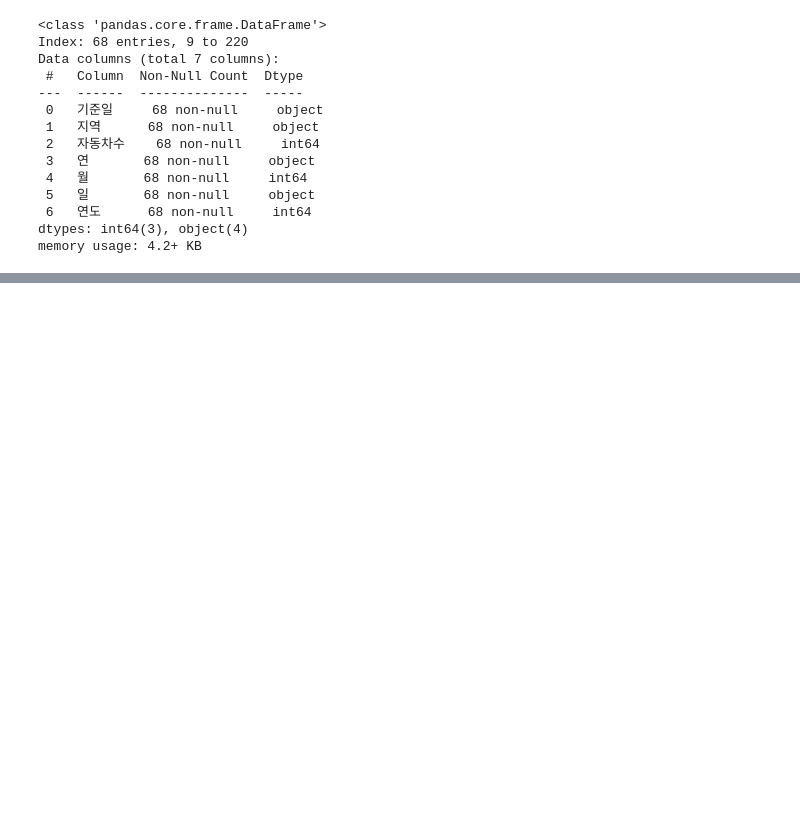
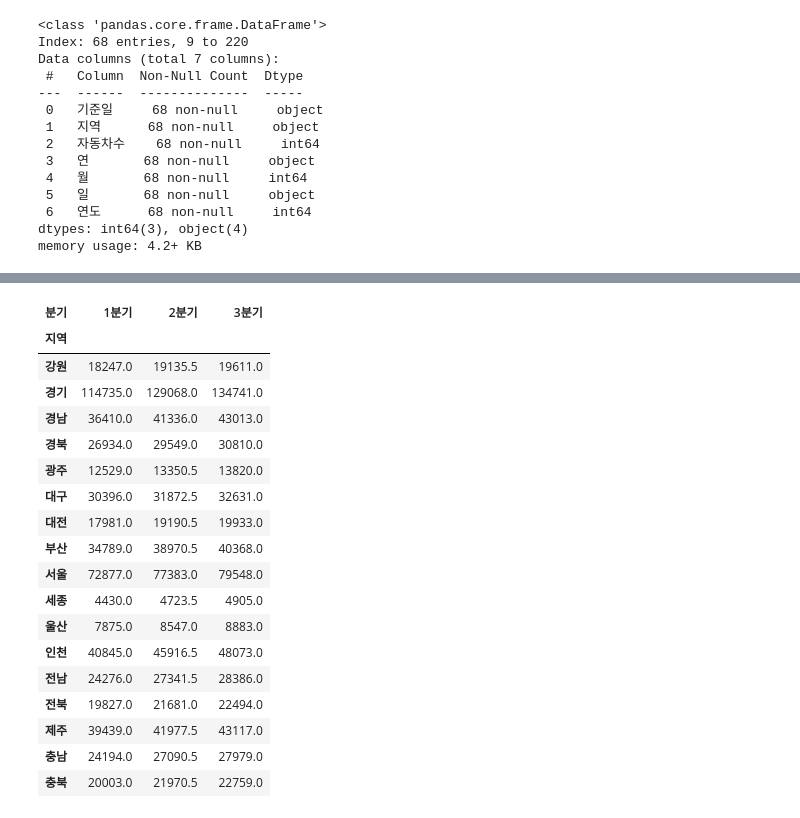
Before and after one commit to sunkyu0711/Python_MegaDataAnalysis_250120, a Jupyter notebook: 5일차_electric_car_melt.ipynb, the cells around one changed output, grey strips where cells are left out. Saved outputs shown, nothing was run; the diff lists cells and outputs as text; code cells hidden in the pictures; blank space fills up the shorter version.

```diff
--- a/5일차_electric_car_melt.ipynb
+++ b/5일차_electric_car_melt.ipynb
@@ -548,0 +644,23 @@ memory usage: 4.2+ KB
+# %%
+tot_2024=df_2024.pivot_table(index='지역',columns='분기',values='자동차수',aggfunc='mean')
+tot_2024
+# %% [output]
+| 분기 | 1분기 | 2분기 | 3분기 |
+| 지역 |  |  |  |
+| 강원 | 18247.0 | 19135.5 | 19611.0 |
+| 경기 | 114735.0 | 129068.0 | 134741.0 |
+| 경남 | 36410.0 | 41336.0 | 43013.0 |
+| 경북 | 26934.0 | 29549.0 | 30810.0 |
+| 광주 | 12529.0 | 13350.5 | 13820.0 |
+| 대구 | 30396.0 | 31872.5 | 32631.0 |
+| 대전 | 17981.0 | 19190.5 | 19933.0 |
+| 부산 | 34789.0 | 38970.5 | 40368.0 |
+| 서울 | 72877.0 | 77383.0 | 79548.0 |
+| 세종 | 4430.0 | 4723.5 | 4905.0 |
+| 울산 | 7875.0 | 8547.0 | 8883.0 |
+| 인천 | 40845.0 | 45916.5 | 48073.0 |
+| 전남 | 24276.0 | 27341.5 | 28386.0 |
+| 전북 | 19827.0 | 21681.0 | 22494.0 |
+| 제주 | 39439.0 | 41977.5 | 43117.0 |
+| 충남 | 24194.0 | 27090.5 | 27979.0 |
+| 충북 | 20003.0 | 21970.5 | 22759.0 |
```
Also changed, not shown: parts of 5 cells of this notebook, 1 other file.
